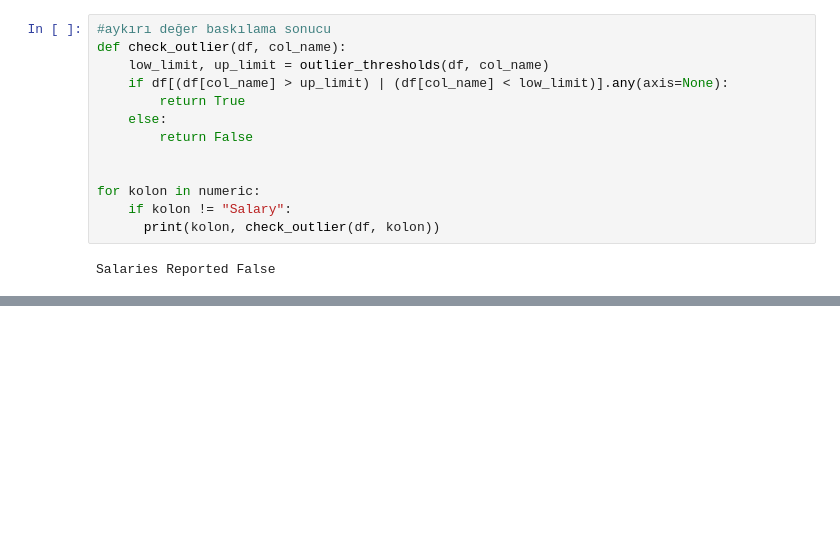
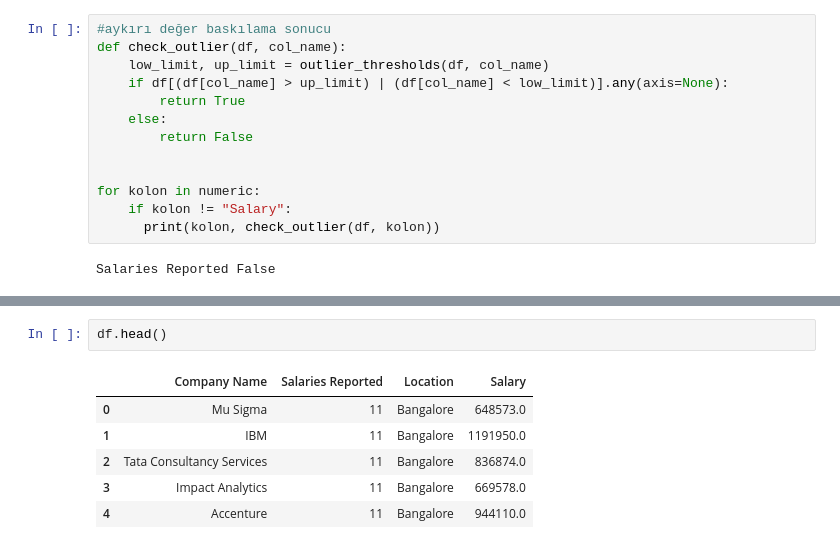
Before and after one commit to humeyragok/Analysing-the-salaries-of-data-scientists, a Jupyter notebook: Untitled.ipynb, the cells around one changed output, grey strips where cells are left out. Saved outputs shown, nothing was run; the diff lists cells and outputs as text; blank space fills up the shorter version.

```diff
--- a/Untitled.ipynb
+++ b/Untitled.ipynb
@@ -242,0 +275,9 @@ Salaries Reported False
+# %%
+df.head()
+# %% [output]
+|  | Company Name | Salaries Reported | Location | Salary |
+| 0 | Mu Sigma | 11 | Bangalore | 648573.0 |
+| 1 | IBM | 11 | Bangalore | 1191950.0 |
+| 2 | Tata Consultancy Services | 11 | Bangalore | 836874.0 |
+| 3 | Impact Analytics | 11 | Bangalore | 669578.0 |
+| 4 | Accenture | 11 | Bangalore | 944110.0 |
```
Also changed, not shown: parts of 5 cells of this notebook.
